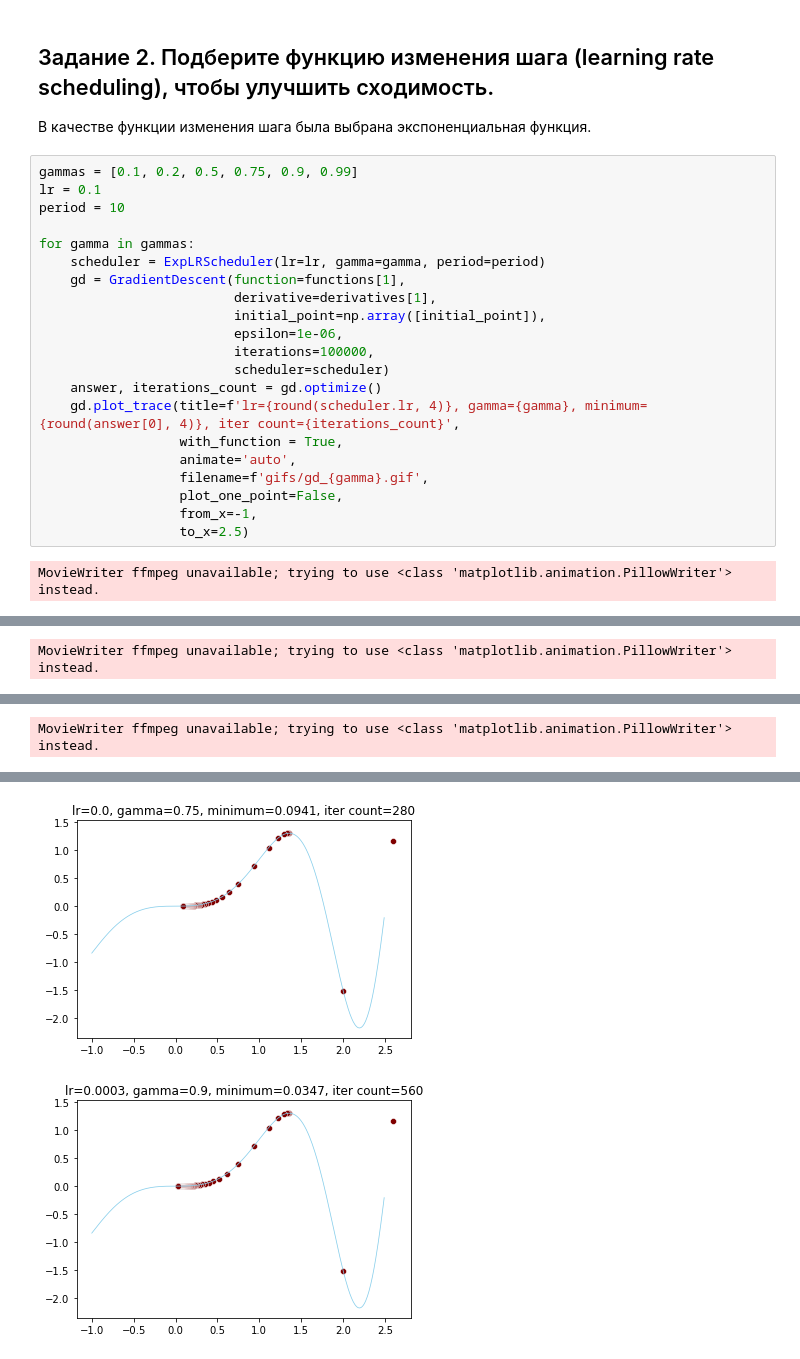
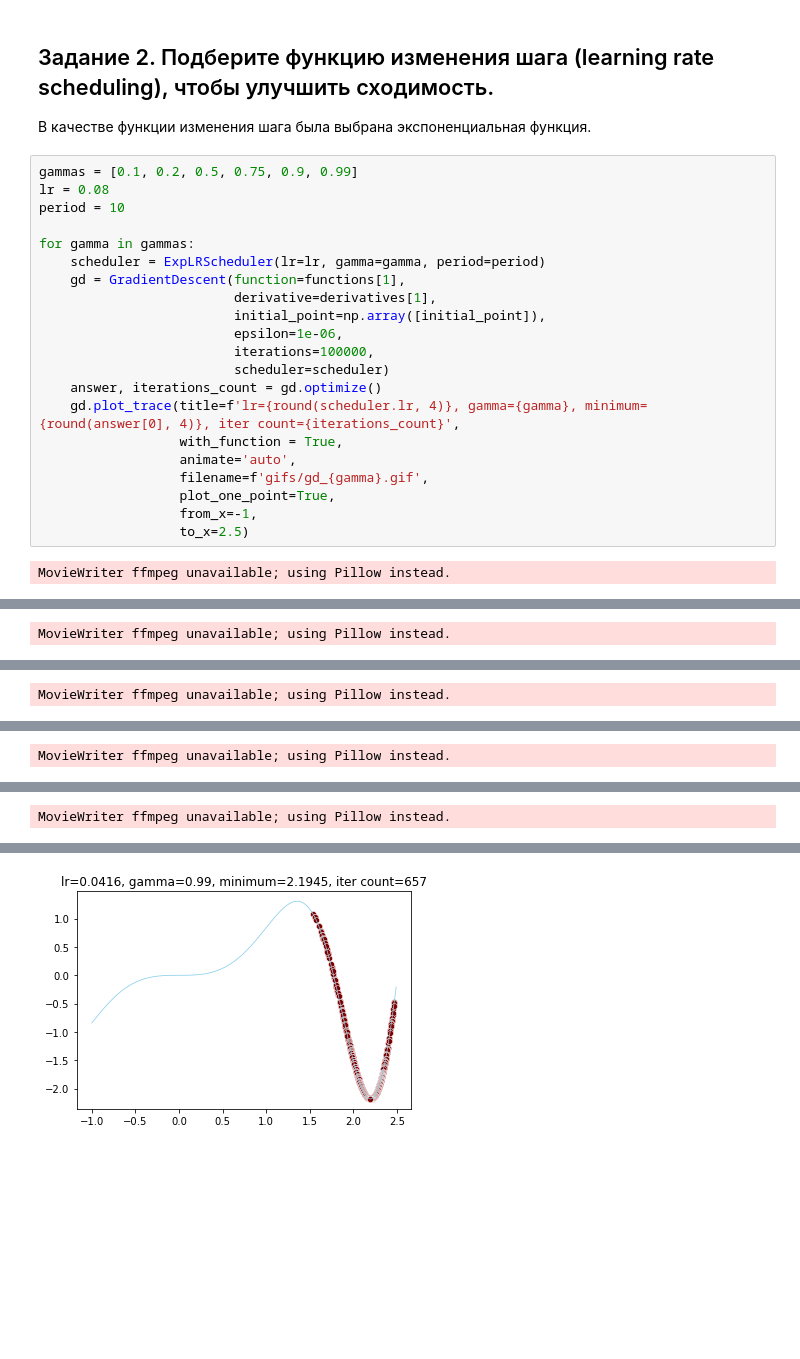
Before and after one commit to sashapff/optimization-methods, a Jupyter notebook: lab1.ipynb, the cells around one changed output, grey strips where cells are left out. Saved outputs shown, nothing was run; the diff lists cells and outputs as text; blank space fills up the shorter version.

```diff
--- a/lab1.ipynb
+++ b/lab1.ipynb
@@ -87,7 +87,7 @@ MovieWriter ffmpeg unavailable; trying to use <class 'matplotlib.animation.Pillo
 В качестве функции изменения шага была выбрана экспоненциальная функция.
 # %%
 gammas = [0.1, 0.2, 0.5, 0.75, 0.9, 0.99]
-lr = 0.1
+lr = 0.08
 period = 10
 
 for gamma in gammas:
@@ -103,13 +103,14 @@ for gamma in gammas:
                   with_function = True,
                   animate='auto',
                   filename=f'gifs/gd_{gamma}.gif',
-                  plot_one_point=False,
+                  plot_one_point=True,
                   from_x=-1,
                   to_x=2.5)
 # %% [output]
-MovieWriter ffmpeg unavailable; trying to use <class 'matplotlib.animation.PillowWriter'> instead.
+MovieWriter ffmpeg unavailable; using Pillow instead.
 [interactive output not drawn]
-MovieWriter ffmpeg unavailable; trying to use <class 'matplotlib.animation.PillowWriter'> instead.
+MovieWriter ffmpeg unavailable; using Pillow instead.
 [interactive output not drawn]
-MovieWriter ffmpeg unavailable; trying to use <class 'matplotlib.animation.PillowWriter'> instead.
+MovieWriter ffmpeg unavailable; using Pillow instead.
 [interactive output not drawn]
+MovieWriter ffmpeg unavailable; using Pillow instead.
@@ -115,0 +118 @@ MovieWriter ffmpeg unavailable; trying to use <class 'matplotlib.animation.Pillo
+MovieWriter ffmpeg unavailable; using Pillow instead.
@@ -116,2 +120 @@ MovieWriter ffmpeg unavailable; trying to use <class 'matplotlib.animation.Pillo
-[figure, old version]
+[figure, new version]
-[figure, removed]
```
Also changed, not shown: parts of 1 cell of this notebook, 1 other file.
